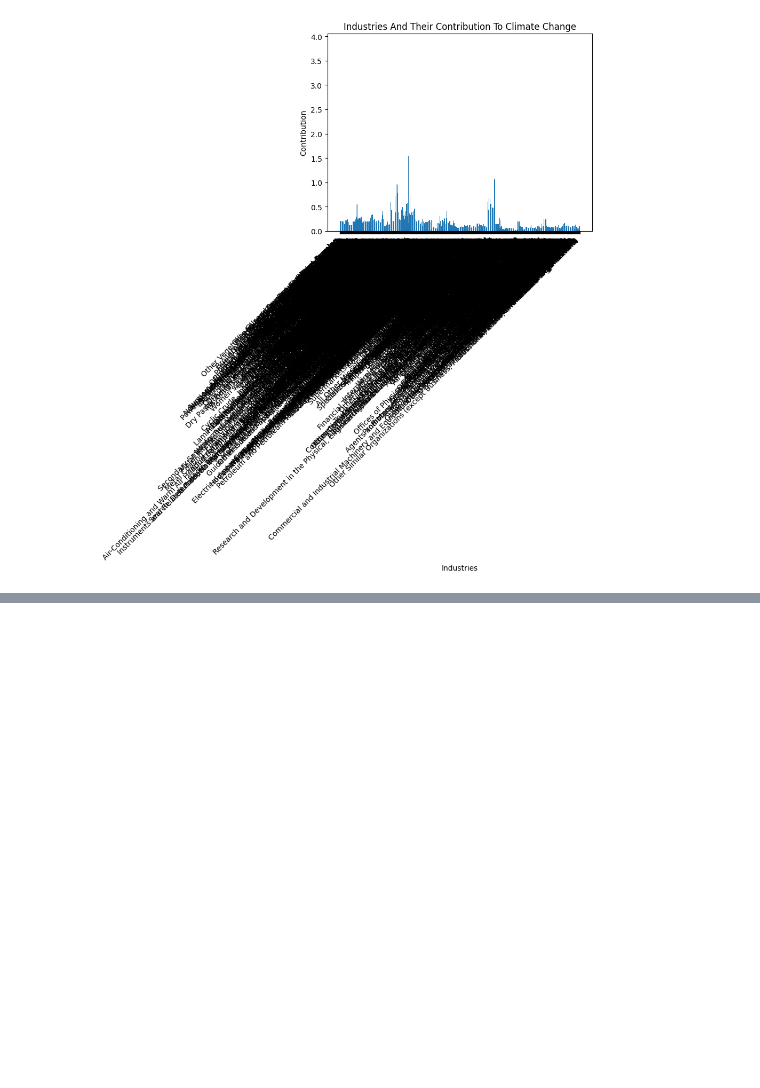
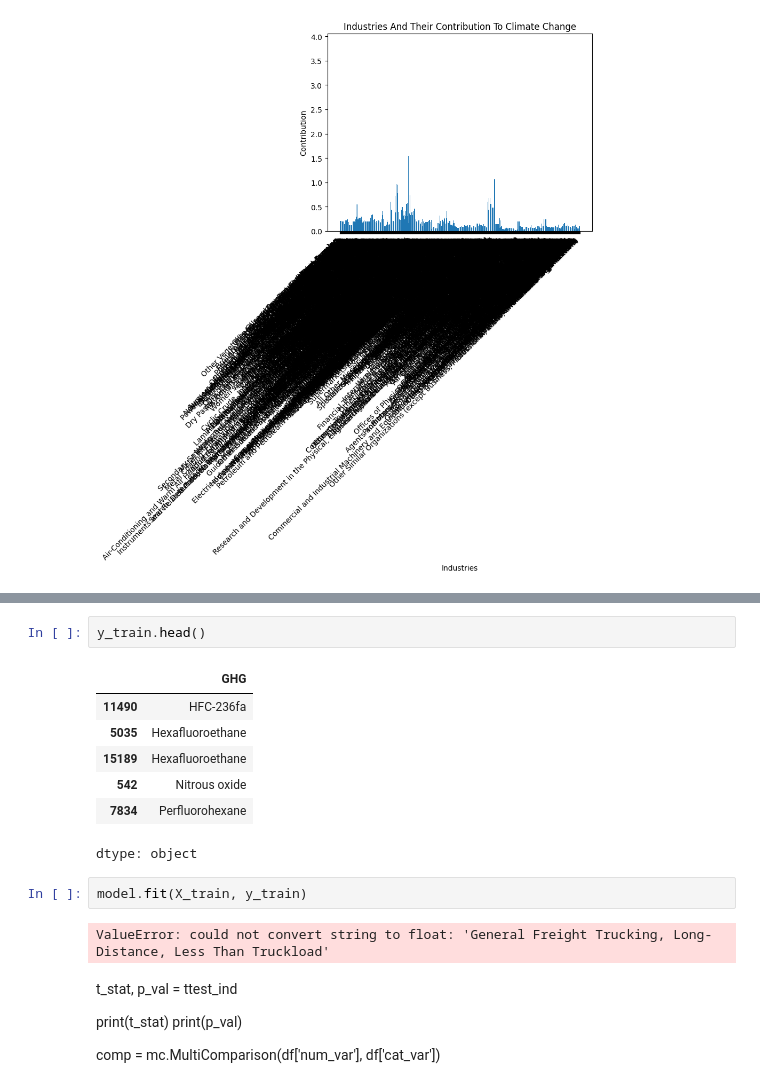
Before and after one commit to Kenneth-Hom/Kenneth_Carbon_Emissions, a Jupyter notebook: Carbon_Emission.ipynb, the cells around one changed output, grey strips where cells are left out. Cells and saved outputs as stored; diff of their text form; blank space fills up the shorter version.

```diff
--- a/Carbon_Emission.ipynb
+++ b/Carbon_Emission.ipynb
@@ -146,0 +167,21 @@ result.summary()
+# %%
+y_train.head()
+# %% [output]
+|  | GHG |
+| 11490 | HFC-236fa |
+| 5035 | Hexafluoroethane |
+| 15189 | Hexafluoroethane |
+| 542 | Nitrous oxide |
+| 7834 | Perfluorohexane |
+dtype: object
+# %%
+model.fit(X_train, y_train)
+# %% [output]
+ValueError: could not convert string to float: 'General Freight Trucking, Long-Distance, Less Than Truckload'
+# %% [markdown]
+t_stat, p_val = ttest_ind
+
+print(t_stat)
+print(p_val)
+
+comp = mc.MultiComparison(df['num_var'], df['cat_var'])
```
Also changed, not shown: parts of 11 cells of this notebook.
